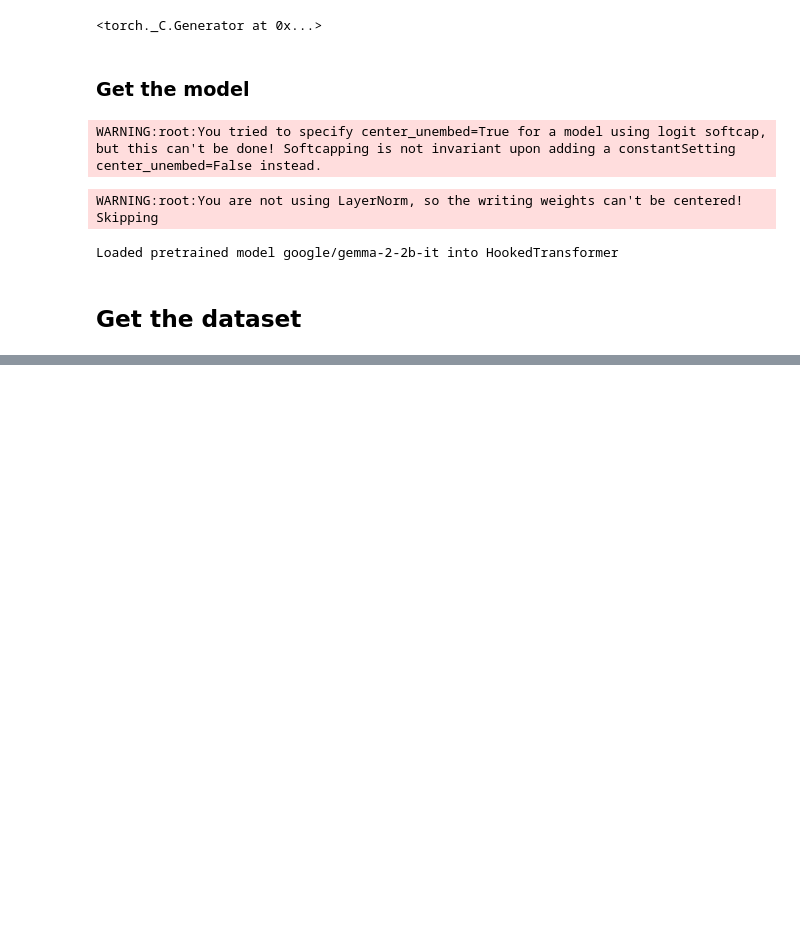
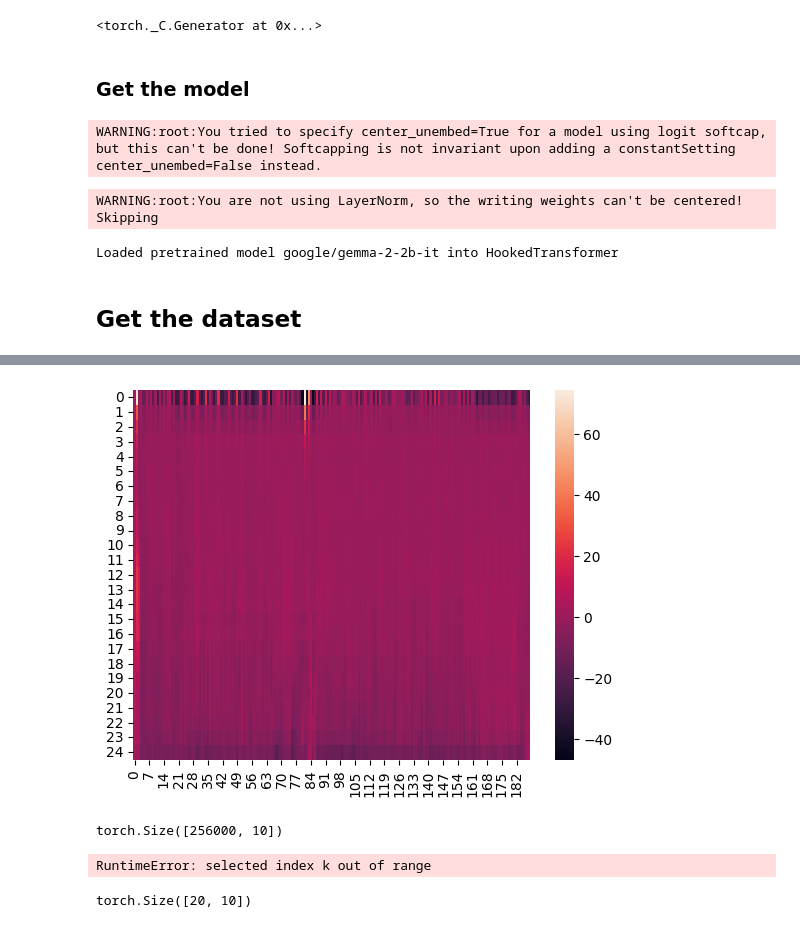
Before and after one commit to gboxo/GemmaExploration, a Jupyter notebook: main.ipynb, the cells around one changed output, grey strips where cells are left out. Saved outputs shown, nothing was run; the diff lists cells and outputs as text; code cells hidden in the pictures; blank space fills up the shorter version.

Commit message:
Logit Lens, Probing

```diff
--- a/main.ipynb
+++ b/main.ipynb
@@ -63,0 +203,18 @@ sns.histplot(tokens['attention_mask'].sum(dim = -1)-starts_model_turn_pos)
+# %%
+pattern_hook_names_filter = lambda name: name.endswith("hook_resid_pre") or name.endswith("25.hook_resid_post") or  name.endswith('ln_final.hook_scale'
+
+)
+
+_,cache = model.run_with_cache(tokens,names_filter = pattern_hook_names_filter)
+accum_resid, labels = cache.accumulated_resid(return_labels=True, apply_ln=True)
+# %%
+
+resid_stack = accum_resid[:-2].to("cpu").detach()
+eot_token = model.to_tokens("<end_of_turn>", prepend_bos = False).item()
+eot_dir = model.W_U[:,eot_token].to("cpu").detach()
+dir_across_layers_pos = einops.einsum(eot_dir, resid_stack,"d_model,n_layers batch pos d_model -> n_layers batch pos" )[:,0]
+# %%
+sns.heatmap(dir_across_layers_pos[:,:-1])
+plt.show()
+# %% [output]
+[figure, added]
@@ -63,0 +224,14 @@ sns.histplot(tokens['attention_mask'].sum(dim = -1)-starts_model_turn_pos)
+# %%
+logit_lens.shape
+# %% [output]
+torch.Size([256000, 10])
+# %%
+val, indices = logit_lens.topk(k = 10,dim = -1)
+for ind in indices:
+    print([model.to_string(t) for t in ind])
+# %% [output]
+RuntimeError: selected index k out of range
+# %%
+val.shape
+# %% [output]
+torch.Size([20, 10])
```
Also changed, not shown: parts of 16 cells of this notebook.
